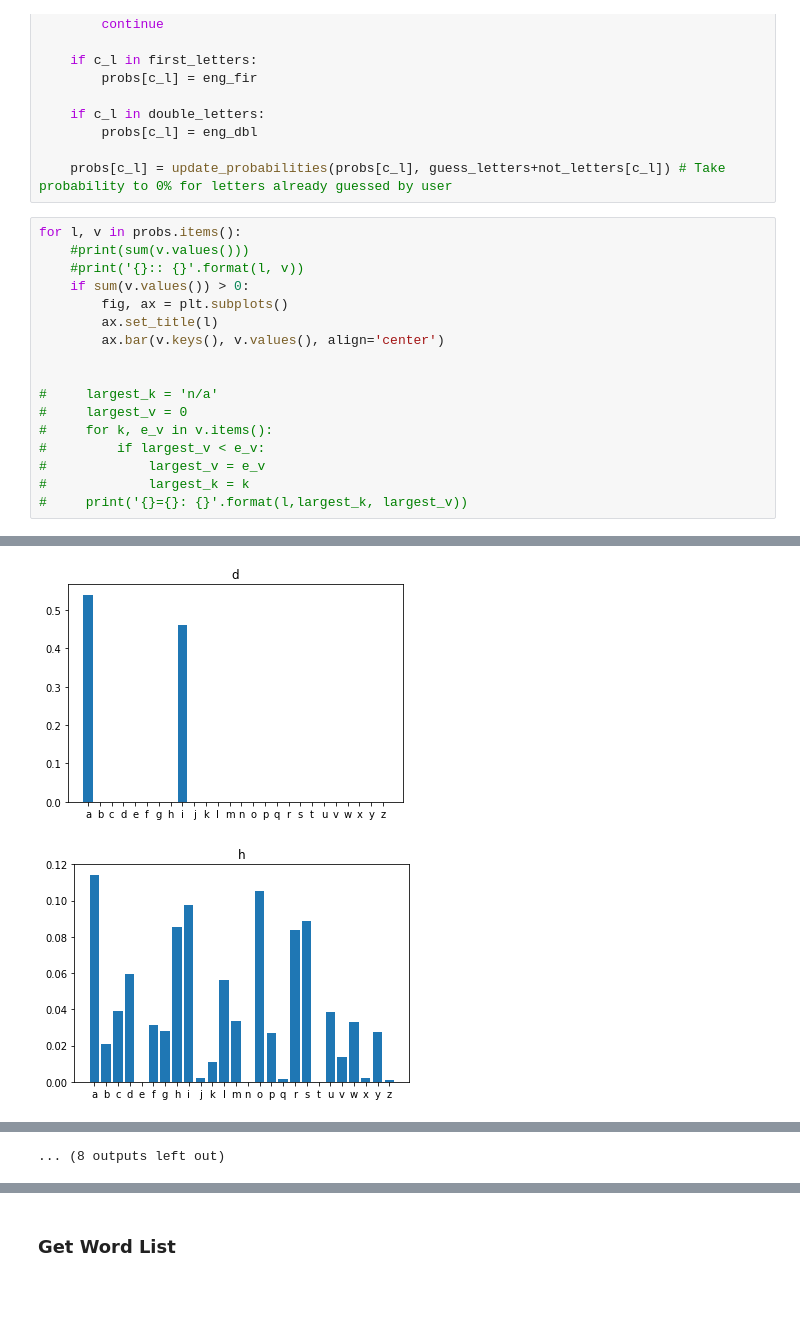
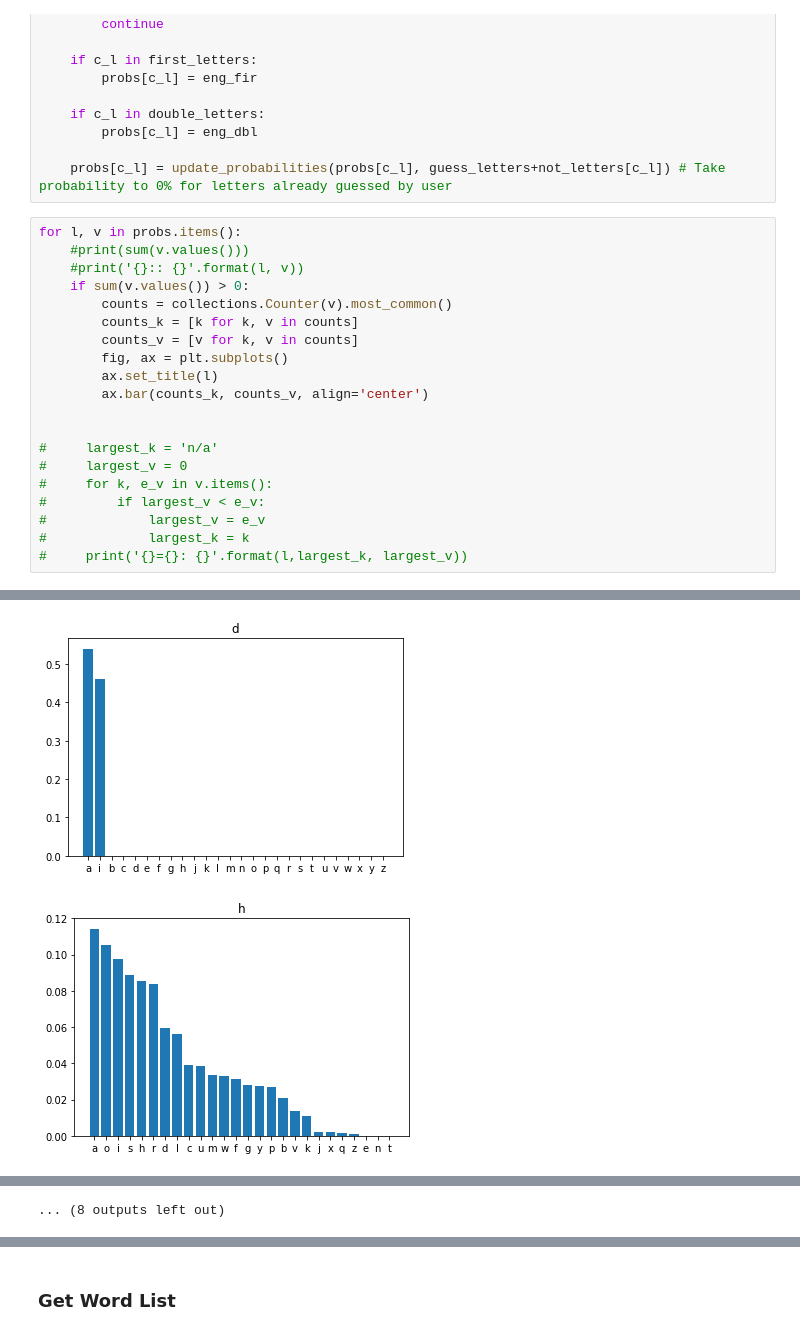
Before and after one commit to coffeenmusic/Substitution_Cryptogram_Helper, a Jupyter notebook: Cryptogram_Helper.ipynb, the cells around one changed output, grey strips where cells are left out. Saved outputs shown, nothing was run; the diff lists cells and outputs as text; blank space fills up the shorter version.

Commit message:
Create sorted test letter permutations by most probable

```diff
--- a/Cryptogram_Helper.ipynb
+++ b/Cryptogram_Helper.ipynb
@@ -287,9 +287,12 @@ for l, v in probs.items():
     #print(sum(v.values()))
     #print('{}:: {}'.format(l, v))
     if sum(v.values()) > 0:
+        counts = collections.Counter(v).most_common()
+        counts_k = [k for k, v in counts]
+        counts_v = [v for k, v in counts]
         fig, ax = plt.subplots()
         ax.set_title(l)
-        ax.bar(v.keys(), v.values(), align='center')
+        ax.bar(counts_k, counts_v, align='center')
 
 
 #     largest_k = 'n/a'
@@ -305,2 +308,2 @@ for l, v in probs.items():
-[figure, old version]
+[figure, new version]
-[figure, old version]
+[figure, new version]
```
Also changed, not shown: parts of 17 cells of this notebook.
